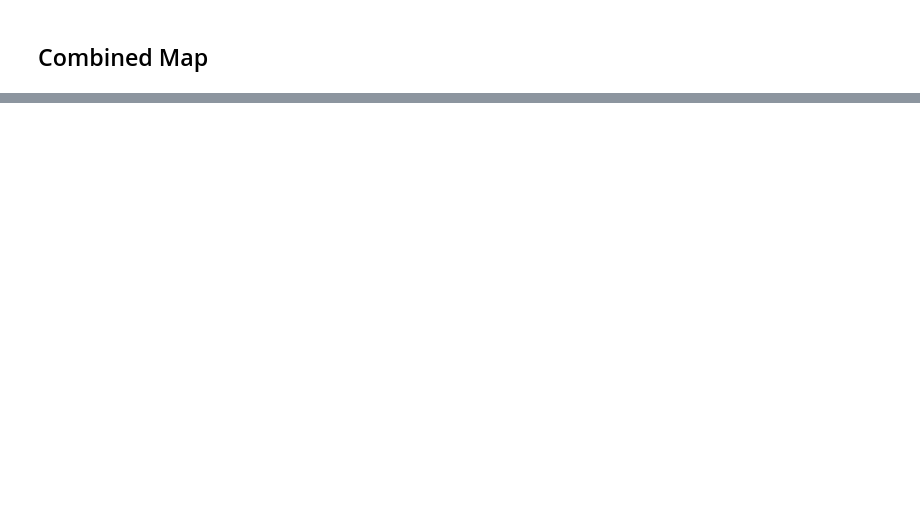
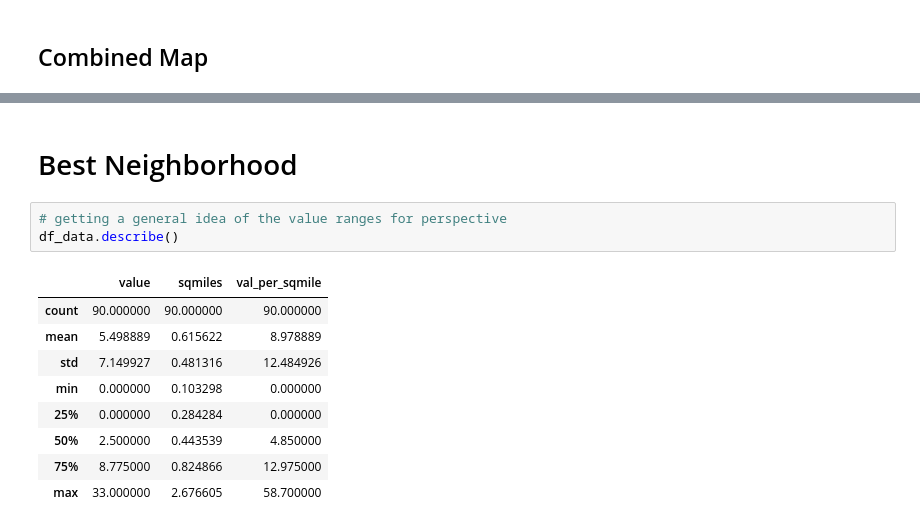
Before and after one commit to zsh23-pitt/CMPINF_11_Project, a Jupyter notebook: facilities.ipynb, the cells around one changed output, grey strips where cells are left out. Drawn from its saved outputs; the diff is of its cells as text; blank space fills up the shorter version.

```diff
--- a/facilities.ipynb
+++ b/facilities.ipynb
@@ -787,3 +788,18 @@ fig3.add_trace(fig4.data[0])
 fig3.show()
 # %% [output]
 [interactive output not drawn]
+# %% [markdown]
+# Best Neighborhood
+# %%
+# getting a general idea of the value ranges for perspective
+df_data.describe()
+# %% [output]
+|  | value | sqmiles | val_per_sqmile |
+| count | 90.000000 | 90.000000 | 90.000000 |
+| mean | 5.498889 | 0.615622 | 8.978889 |
+| std | 7.149927 | 0.481316 | 12.484926 |
+| min | 0.000000 | 0.103298 | 0.000000 |
+| 25% | 0.000000 | 0.284284 | 0.000000 |
+| 50% | 2.500000 | 0.443539 | 4.850000 |
+| 75% | 8.775000 | 0.824866 | 12.975000 |
+| max | 33.000000 | 2.676605 | 58.700000 |
```
Also changed, not shown: parts of 3 cells of this notebook.
